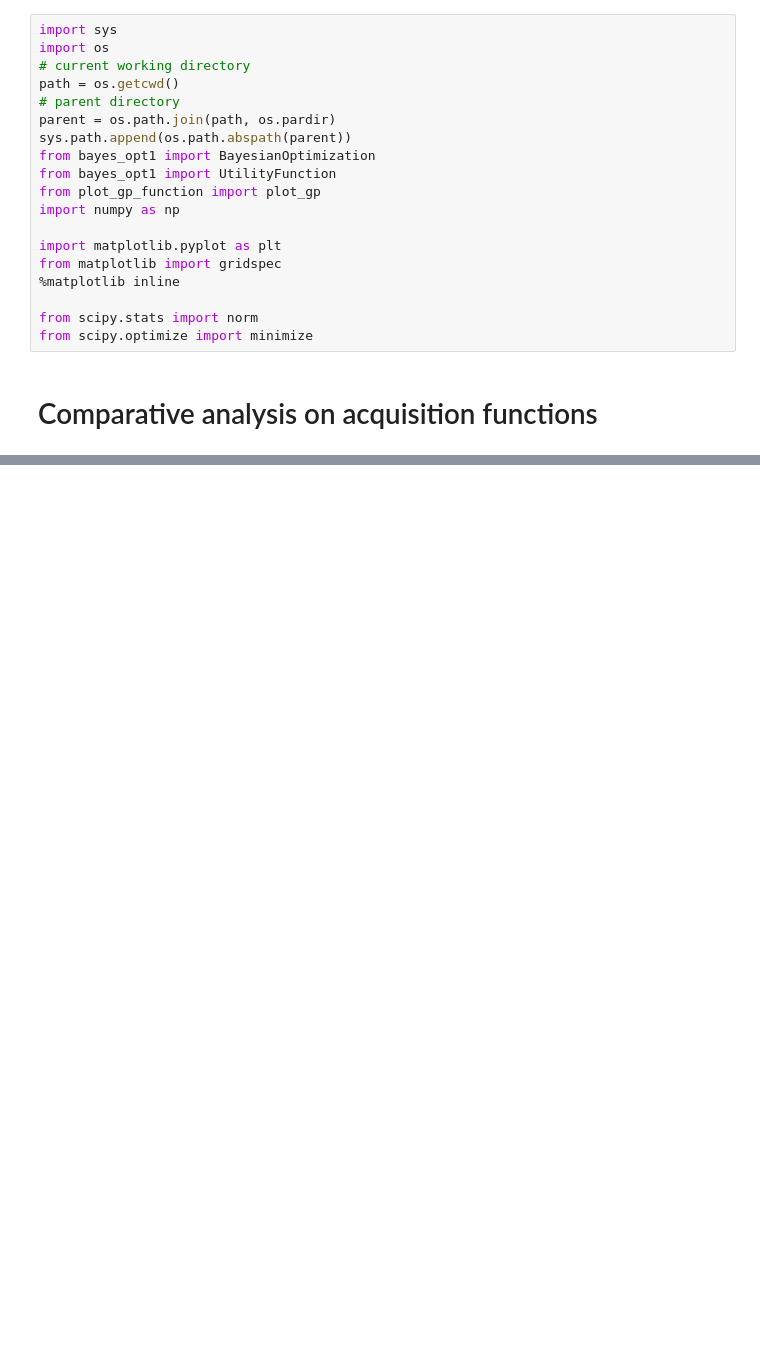
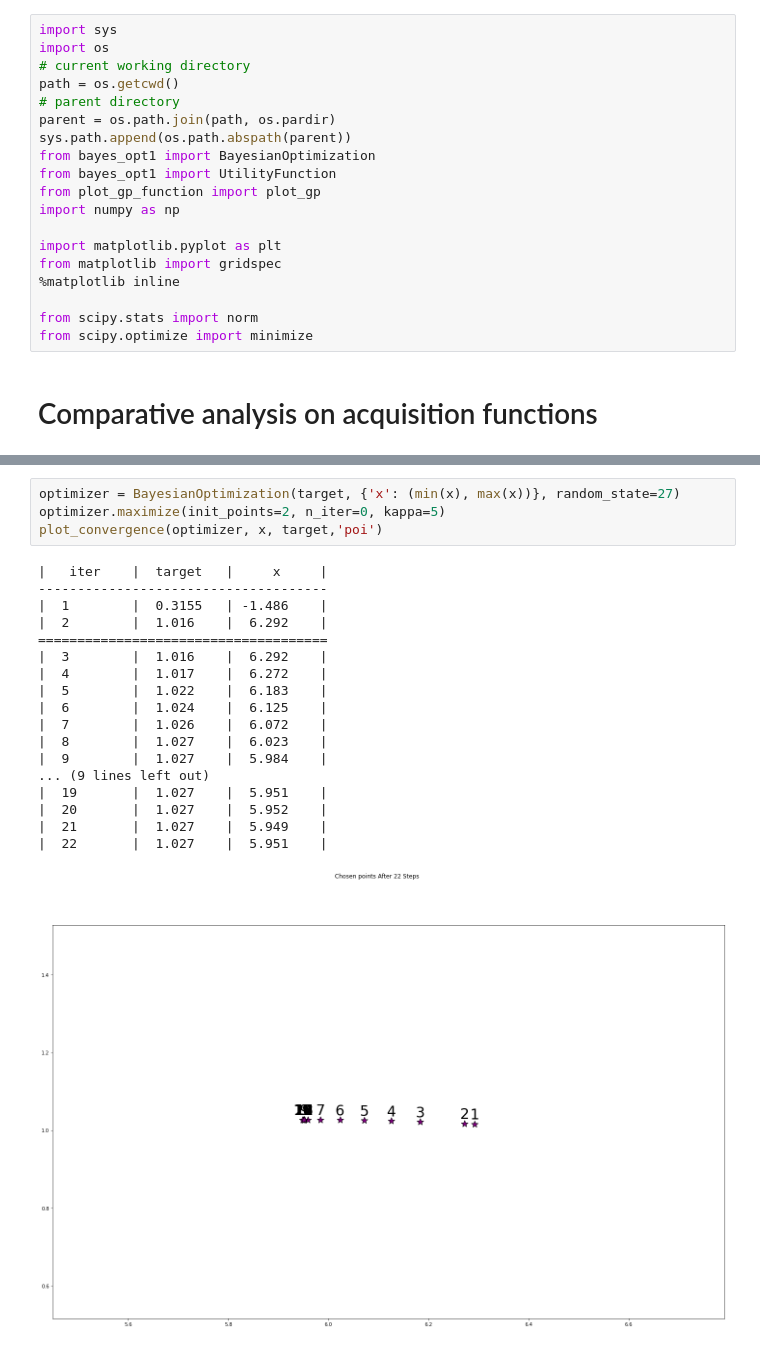
Before and after one commit to MartinaGaravaglia/BayesianOptimization, a Jupyter notebook: examples/plot_acq_func_examples.ipynb, the cells around one changed output, grey strips where cells are left out. Drawn from its saved outputs; the diff is of its cells as text; blank space fills up the shorter version.

```diff
--- a/examples/plot_acq_func_examples.ipynb
+++ b/examples/plot_acq_func_examples.ipynb
@@ -97,0 +150,23 @@ plot_gp(optimizer, x, target)
+# %%
+optimizer = BayesianOptimization(target, {'x': (min(x), max(x))}, random_state=27)
+optimizer.maximize(init_points=2, n_iter=0, kappa=5)
+plot_convergence(optimizer, x, target,'poi')
+# %% [output]
+|   iter    |  target   |     x     |
+-------------------------------------
+|  1        |  0.3155   | -1.486    |
+|  2        |  1.016    |  6.292    |
+=====================================
+|  3        |  1.016    |  6.292    |
+|  4        |  1.017    |  6.272    |
+|  5        |  1.022    |  6.183    |
+|  6        |  1.024    |  6.125    |
+|  7        |  1.026    |  6.072    |
+|  8        |  1.027    |  6.023    |
+|  9        |  1.027    |  5.984    |
+... (9 lines left out)
+|  19       |  1.027    |  5.951    |
+|  20       |  1.027    |  5.952    |
+|  21       |  1.027    |  5.949    |
+|  22       |  1.027    |  5.951    |
+[figure, added]
```
Also changed, not shown: parts of 7 cells of this notebook, 1 other file.
